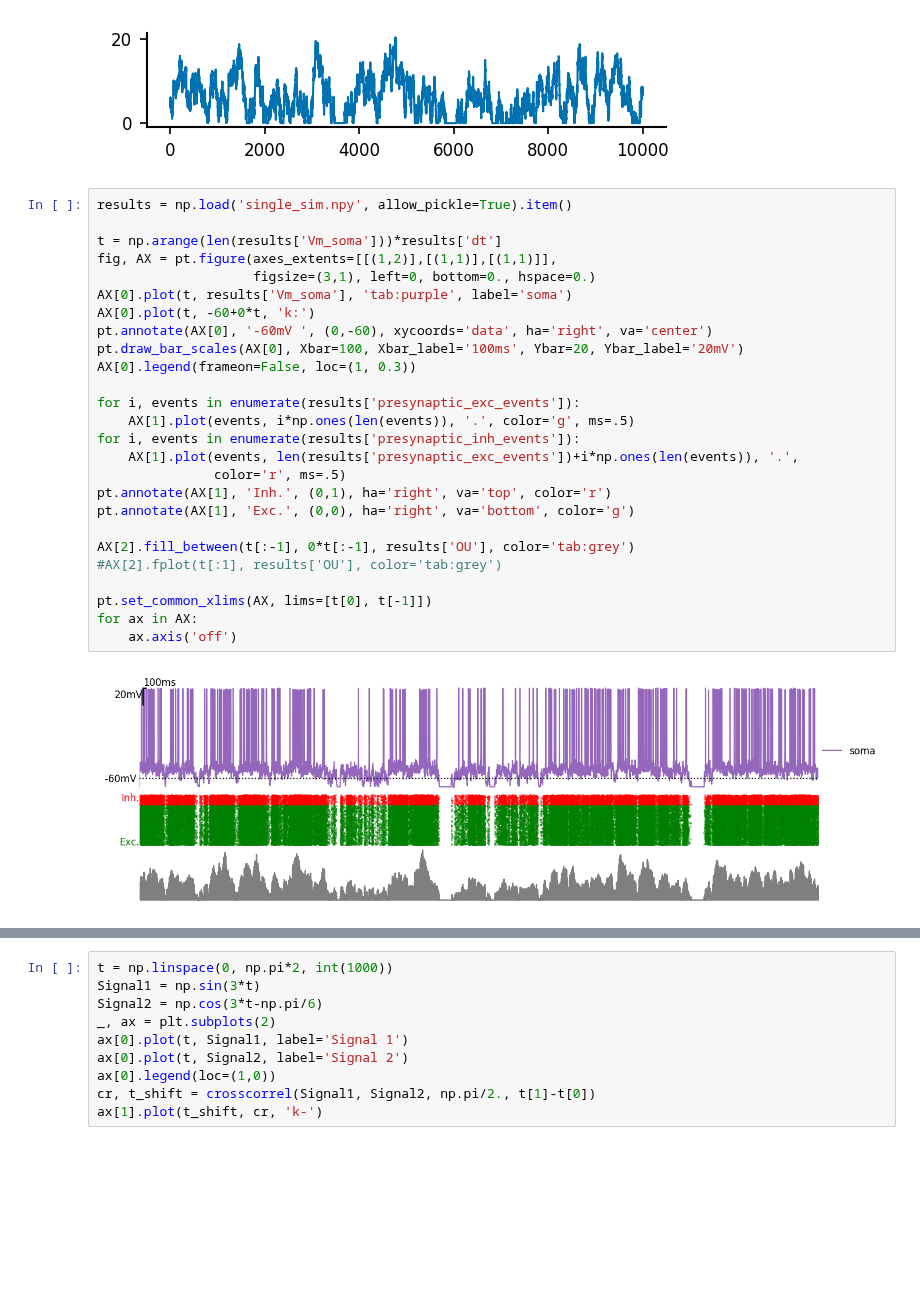
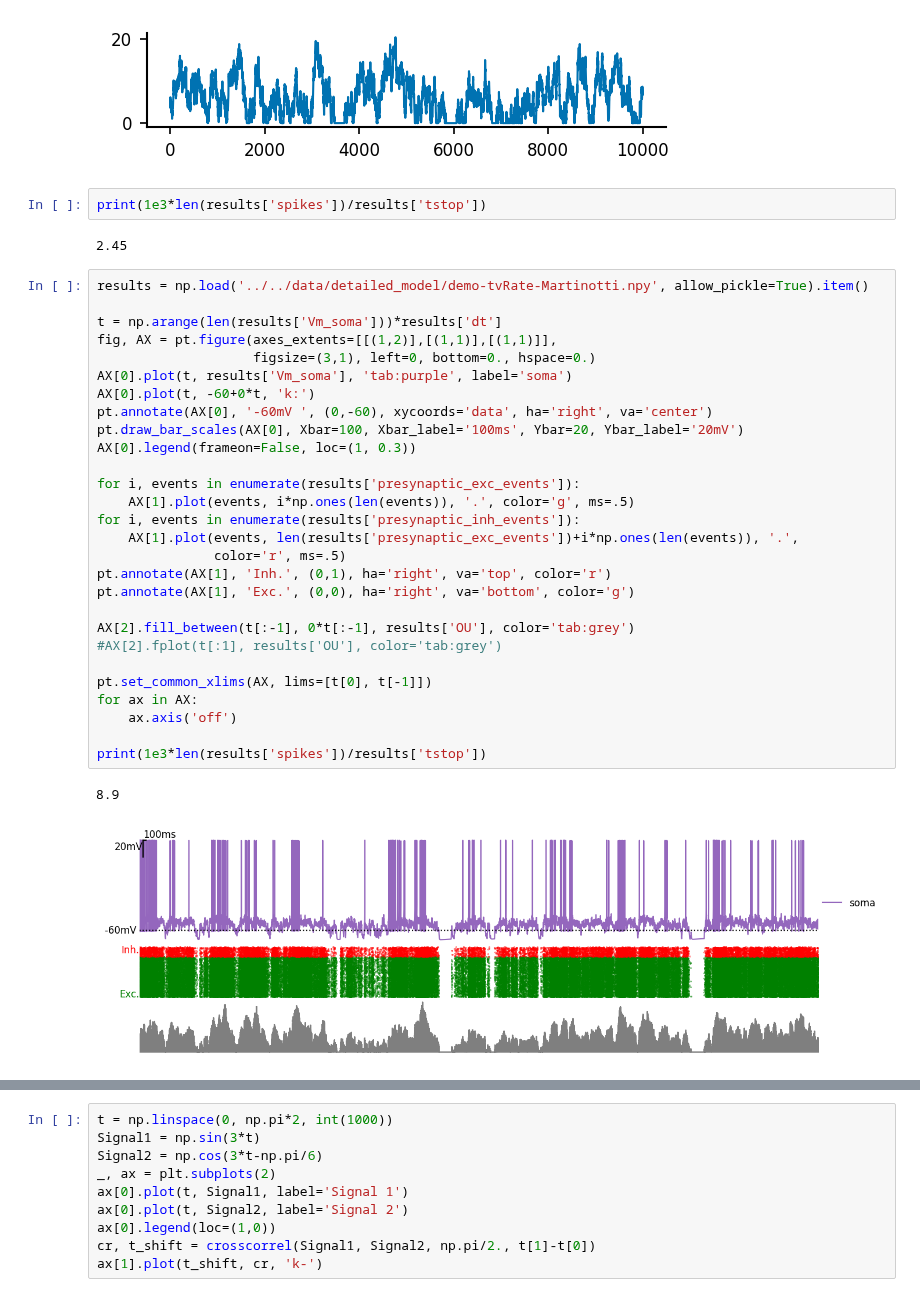
Before and after one commit to yzerlaut/pv-sst-dendrites, a Jupyter notebook: biophysical_modelling/detailed_model/OU-input.ipynb, the cells around one changed output, grey strips where cells are left out. Saved outputs shown, nothing was run; the diff lists cells and outputs as text; blank space fills up the shorter version.

```diff
--- a/biophysical_modelling/detailed_model/OU-input.ipynb
+++ b/biophysical_modelling/detailed_model/OU-input.ipynb
@@ -19,34 +21,41 @@ ax.plot(OU)
 # %% [output]
 [<matplotlib.lines.Line2D at 0x...>]
 [figure]
+# %%
+print(1e3*len(results['spikes'])/results['tstop'])
+# %% [output]
+2.45
 # %%
-results = np.load('single_sim.npy', allow_pickle=True).item()
+results = np.load('../../data/detailed_model/demo-tvRate-Martinotti.npy', allow_pickle=True).item()
 
 t = np.arange(len(results['Vm_soma']))*results['dt']
 fig, AX = pt.figure(axes_extents=[[(1,2)],[(1,1)],[(1,1)]],
                     figsize=(3,1), left=0, bottom=0., hspace=0.)
 AX[0].plot(t, results['Vm_soma'], 'tab:purple', label='soma')
 AX[0].plot(t, -60+0*t, 'k:')
 pt.annotate(AX[0], '-60mV ', (0,-60), xycoords='data', ha='right', va='center')
 pt.draw_bar_scales(AX[0], Xbar=100, Xbar_label='100ms', Ybar=20, Ybar_label='20mV')
 AX[0].legend(frameon=False, loc=(1, 0.3))
 
 for i, events in enumerate(results['presynaptic_exc_events']):
     AX[1].plot(events, i*np.ones(len(events)), '.', color='g', ms=.5)
 for i, events in enumerate(results['presynaptic_inh_events']):
     AX[1].plot(events, len(results['presynaptic_exc_events'])+i*np.ones(len(events)), '.',
                color='r', ms=.5)
 pt.annotate(AX[1], 'Inh.', (0,1), ha='right', va='top', color='r')
 pt.annotate(AX[1], 'Exc.', (0,0), ha='right', va='bottom', color='g')
 
 AX[2].fill_between(t[:-1], 0*t[:-1], results['OU'], color='tab:grey')
 #AX[2].fplot(t[:1], results['OU'], color='tab:grey')
 
 pt.set_common_xlims(AX, lims=[t[0], t[-1]])
 for ax in AX:
     ax.axis('off')
+
+print(1e3*len(results['spikes'])/results['tstop'])
 # %% [output]
+8.9
-[figure, old version]
+[figure, new version]
 # %%
 #CCF, ts = crosscorrel(results['OU'][::4], results['OU'][::4], 1e3, 4*results['dt'])
 plt.plot(ts, CCF)
```
Also changed, not shown: parts of 12 cells of this notebook, 3 other files.
